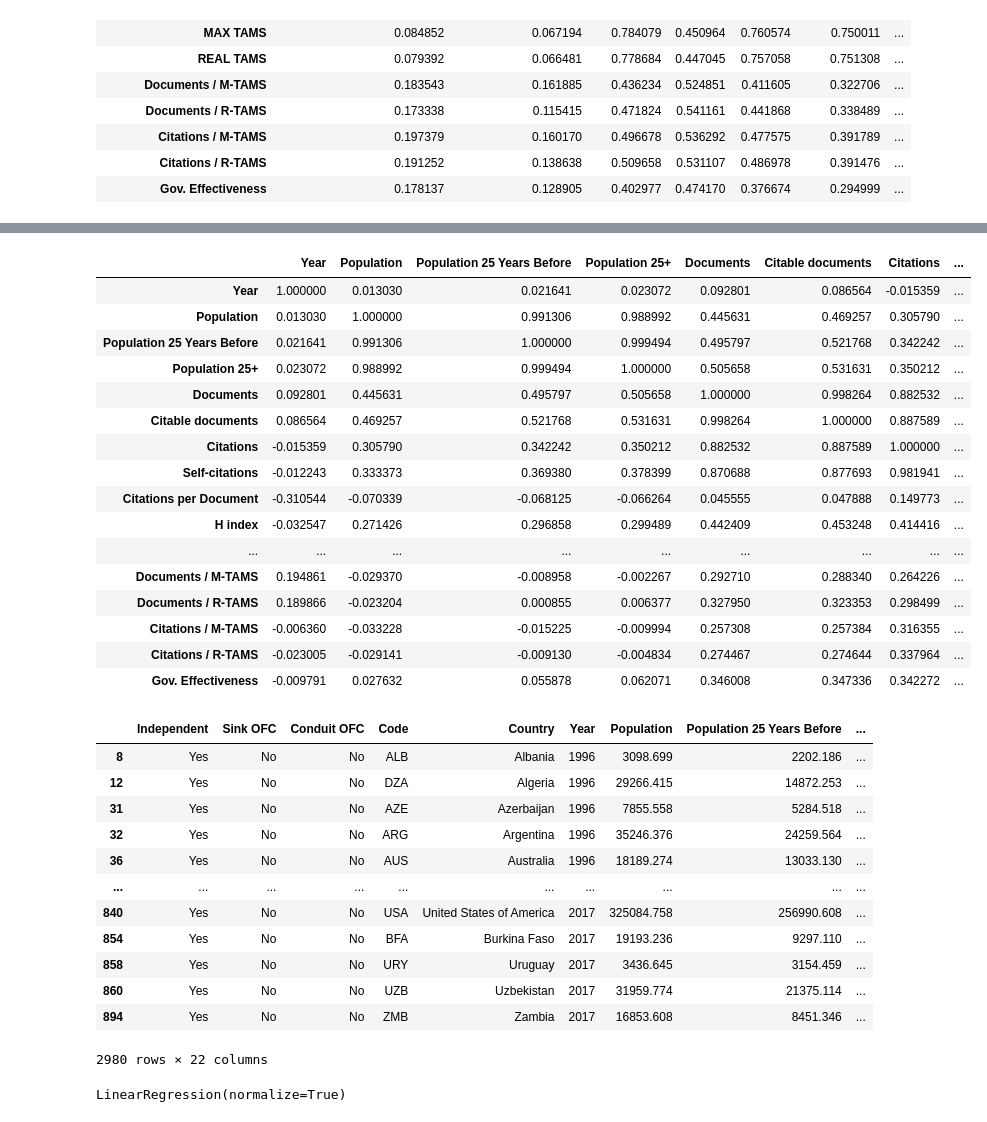
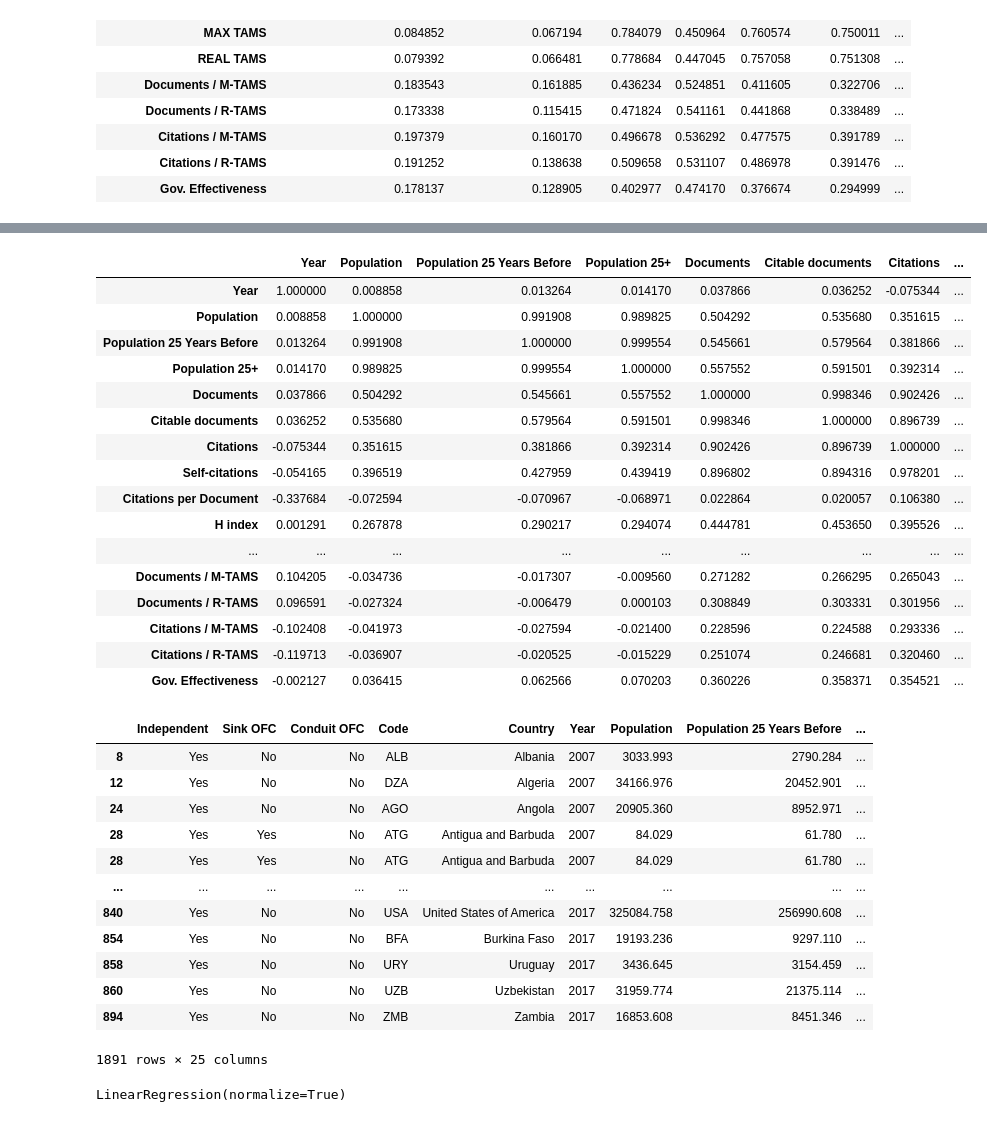
Before and after one commit to sadiogo/gdp_science, a Jupyter notebook: analyses/analyses_diogo.ipynb, the cells around one changed output, grey strips where cells are left out. Cells and saved outputs as stored; diff of their text form; code cells hidden in the pictures.

```diff
--- a/analyses/analyses_diogo.ipynb
+++ b/analyses/analyses_diogo.ipynb
@@ -193,43 +193,43 @@ Trademark applications, total
 dtype: int64
 # %%
-df_saturated = df[(df['Subject'] == 'All')].iloc[:, 0:26].dropna()
+df_saturated = df[(df['Subject'] == 'All') & (df['Year'] <= 2017) & (df['Year'] >= 2007)].iloc[:, 0:26].dropna()
 
 df_saturated.corr()
 # %% [output]
 |  | Year | Population | Population 25 Years Before | Population 25+ | Documents | Citable documents | Citations | ... |
-| Year | 1.000000 | 0.013030 | 0.021641 | 0.023072 | 0.092801 | 0.086564 | -0.015359 | ... |
-| Population | 0.013030 | 1.000000 | 0.991306 | 0.988992 | 0.445631 | 0.469257 | 0.305790 | ... |
-| Population 25 Years Before | 0.021641 | 0.991306 | 1.000000 | 0.999494 | 0.495797 | 0.521768 | 0.342242 | ... |
-| Population 25+ | 0.023072 | 0.988992 | 0.999494 | 1.000000 | 0.505658 | 0.531631 | 0.350212 | ... |
-| Documents | 0.092801 | 0.445631 | 0.495797 | 0.505658 | 1.000000 | 0.998264 | 0.882532 | ... |
-| Citable documents | 0.086564 | 0.469257 | 0.521768 | 0.531631 | 0.998264 | 1.000000 | 0.887589 | ... |
-| Citations | -0.015359 | 0.305790 | 0.342242 | 0.350212 | 0.882532 | 0.887589 | 1.000000 | ... |
-| Self-citations | -0.012243 | 0.333373 | 0.369380 | 0.378399 | 0.870688 | 0.877693 | 0.981941 | ... |
-| Citations per Document | -0.310544 | -0.070339 | -0.068125 | -0.066264 | 0.045555 | 0.047888 | 0.149773 | ... |
-| H index | -0.032547 | 0.271426 | 0.296858 | 0.299489 | 0.442409 | 0.453248 | 0.414416 | ... |
+| Year | 1.000000 | 0.008858 | 0.013264 | 0.014170 | 0.037866 | 0.036252 | -0.075344 | ... |
+| Population | 0.008858 | 1.000000 | 0.991908 | 0.989825 | 0.504292 | 0.535680 | 0.351615 | ... |
+| Population 25 Years Before | 0.013264 | 0.991908 | 1.000000 | 0.999554 | 0.545661 | 0.579564 | 0.381866 | ... |
+| Population 25+ | 0.014170 | 0.989825 | 0.999554 | 1.000000 | 0.557552 | 0.591501 | 0.392314 | ... |
+| Documents | 0.037866 | 0.504292 | 0.545661 | 0.557552 | 1.000000 | 0.998346 | 0.902426 | ... |
+| Citable documents | 0.036252 | 0.535680 | 0.579564 | 0.591501 | 0.998346 | 1.000000 | 0.896739 | ... |
+| Citations | -0.075344 | 0.351615 | 0.381866 | 0.392314 | 0.902426 | 0.896739 | 1.000000 | ... |
+| Self-citations | -0.054165 | 0.396519 | 0.427959 | 0.439419 | 0.896802 | 0.894316 | 0.978201 | ... |
+| Citations per Document | -0.337684 | -0.072594 | -0.070967 | -0.068971 | 0.022864 | 0.020057 | 0.106380 | ... |
+| H index | 0.001291 | 0.267878 | 0.290217 | 0.294074 | 0.444781 | 0.453650 | 0.395526 | ... |
 | ... | ... | ... | ... | ... | ... | ... | ... | ... |
-| Documents / M-TAMS | 0.194861 | -0.029370 | -0.008958 | -0.002267 | 0.292710 | 0.288340 | 0.264226 | ... |
-| Documents / R-TAMS | 0.189866 | -0.023204 | 0.000855 | 0.006377 | 0.327950 | 0.323353 | 0.298499 | ... |
-| Citations / M-TAMS | -0.006360 | -0.033228 | -0.015225 | -0.009994 | 0.257308 | 0.257384 | 0.316355 | ... |
-| Citations / R-TAMS | -0.023005 | -0.029141 | -0.009130 | -0.004834 | 0.274467 | 0.274644 | 0.337964 | ... |
-| Gov. Effectiveness | -0.009791 | 0.027632 | 0.055878 | 0.062071 | 0.346008 | 0.347336 | 0.342272 | ... |
+| Documents / M-TAMS | 0.104205 | -0.034736 | -0.017307 | -0.009560 | 0.271282 | 0.266295 | 0.265043 | ... |
+| Documents / R-TAMS | 0.096591 | -0.027324 | -0.006479 | 0.000103 | 0.308849 | 0.303331 | 0.301956 | ... |
+| Citations / M-TAMS | -0.102408 | -0.041973 | -0.027594 | -0.021400 | 0.228596 | 0.224588 | 0.293336 | ... |
+| Citations / R-TAMS | -0.119713 | -0.036907 | -0.020525 | -0.015229 | 0.251074 | 0.246681 | 0.320460 | ... |
+| Gov. Effectiveness | -0.002127 | 0.036415 | 0.062566 | 0.070203 | 0.360226 | 0.358371 | 0.354521 | ... |
 # %%
-df_saturated.drop(columns=['REAL TAMS', 'GDP per capita (PWT)', 'Documents / R-TAMS', 'Citations / R-TAMS'], inplace=True)
+df_saturated.drop(columns=['GDP per capita (PWT)'], inplace=True)
 df_saturated
 # %% [output]
 |  | Independent | Sink OFC | Conduit OFC | Code | Country | Year | Population | Population 25 Years Before | ... |
-| 8 | Yes | No | No | ALB | Albania | 1996 | 3098.699 | 2202.186 | ... |
-| 12 | Yes | No | No | DZA | Algeria | 1996 | 29266.415 | 14872.253 | ... |
-| 31 | Yes | No | No | AZE | Azerbaijan | 1996 | 7855.558 | 5284.518 | ... |
-| 32 | Yes | No | No | ARG | Argentina | 1996 | 35246.376 | 24259.564 | ... |
-| 36 | Yes | No | No | AUS | Australia | 1996 | 18189.274 | 13033.130 | ... |
+| 8 | Yes | No | No | ALB | Albania | 2007 | 3033.993 | 2790.284 | ... |
+| 12 | Yes | No | No | DZA | Algeria | 2007 | 34166.976 | 20452.901 | ... |
+| 24 | Yes | No | No | AGO | Angola | 2007 | 20905.360 | 8952.971 | ... |
+| 28 | Yes | Yes | No | ATG | Antigua and Barbuda | 2007 | 84.029 | 61.780 | ... |
+| 28 | Yes | Yes | No | ATG | Antigua and Barbuda | 2007 | 84.029 | 61.780 | ... |
 | ... | ... | ... | ... | ... | ... | ... | ... | ... | ... |
 | 840 | Yes | No | No | USA | United States of America | 2017 | 325084.758 | 256990.608 | ... |
 | 854 | Yes | No | No | BFA | Burkina Faso | 2017 | 19193.236 | 9297.110 | ... |
 | 858 | Yes | No | No | URY | Uruguay | 2017 | 3436.645 | 3154.459 | ... |
 | 860 | Yes | No | No | UZB | Uzbekistan | 2017 | 31959.774 | 21375.114 | ... |
 | 894 | Yes | No | No | ZMB | Zambia | 2017 | 16853.608 | 8451.346 | ... |
-2980 rows × 22 columns
+1891 rows × 25 columns
 # %%
 from sklearn.model_selection import train_test_split
 from sklearn.metrics import plot_confusion_matrix
```
Also changed, not shown: parts of 8 cells of this notebook, 3 other files.
